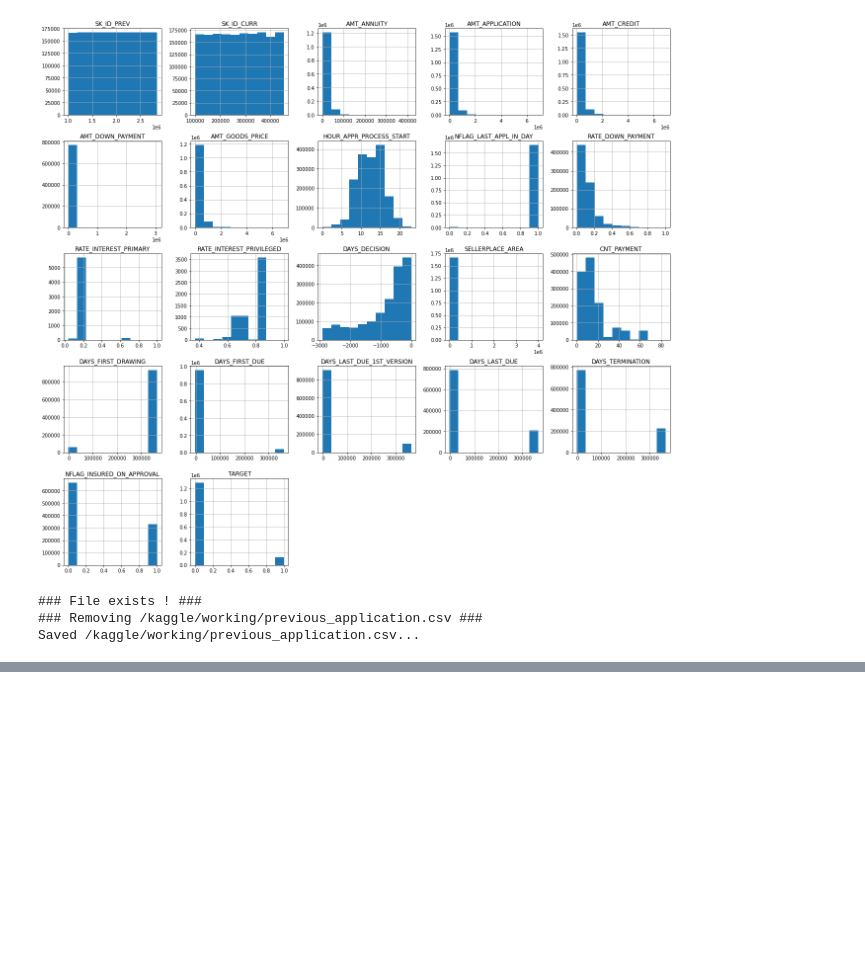
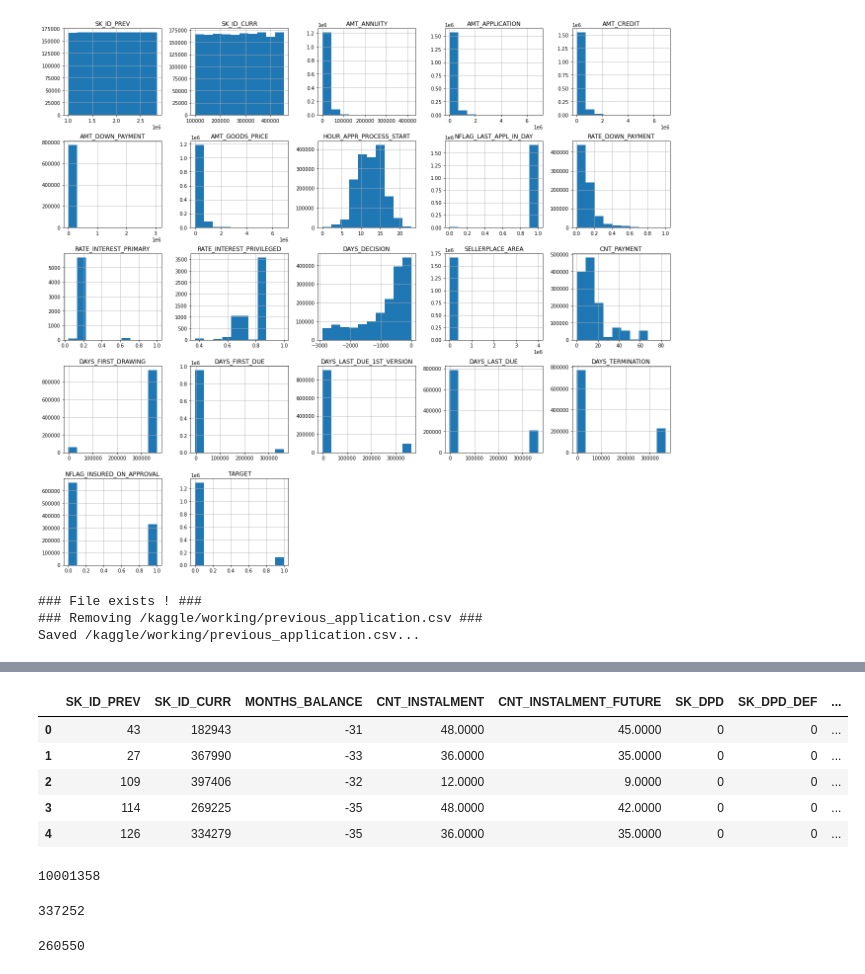
Before and after one commit to amithsbhat/Capstone-Home-Credit-Default-Risk, a Jupyter notebook: eda-home-credit-default-risk.ipynb, the cells around one changed output, grey strips where cells are left out. Saved outputs shown, nothing was run; the diff lists cells and outputs as text; code cells hidden in the pictures; blank space fills up the shorter version.

```diff
--- a/eda-home-credit-default-risk.ipynb
+++ b/eda-home-credit-default-risk.ipynb
@@ -1069,0 +1126,15 @@ Saved /kaggle/working/POS_CASH_balance.csv...
+# %%
+df_POS_CASH_balance['SK_ID_PREV'] = df_POS_CASH_balance['SK_ID_CURR'].map(pos_count['SK_ID_PREV'])
+# %%
+display(df_POS_CASH_balance.head())
+# %% [output]
+|  | SK_ID_PREV | SK_ID_CURR | MONTHS_BALANCE | CNT_INSTALMENT | CNT_INSTALMENT_FUTURE | SK_DPD | SK_DPD_DEF | ... |
+| 0 | 43 | 182943 | -31 | 48.0000 | 45.0000 | 0 | 0 | ... |
+| 1 | 27 | 367990 | -33 | 36.0000 | 35.0000 | 0 | 0 | ... |
+| 2 | 109 | 397406 | -32 | 12.0000 | 9.0000 | 0 | 0 | ... |
+| 3 | 114 | 269225 | -35 | 48.0000 | 42.0000 | 0 | 0 | ... |
+| 4 | 126 | 334279 | -35 | 36.0000 | 35.0000 | 0 | 0 | ... |
+# %%
+len(df_POS_CASH_balance)
+# %% [output]
+10001358
@@ -1069,0 +1143,4 @@ Saved /kaggle/working/POS_CASH_balance.csv...
+# %%
+len(df_POS_CASH_balance_avg)
+# %% [output]
+337252
@@ -1069,0 +1149,4 @@ Saved /kaggle/working/POS_CASH_balance.csv...
+# %%
+len(df_POS_CASH_balance_avg)
+# %% [output]
+260550
```
Also changed, not shown: parts of 20 cells of this notebook.
